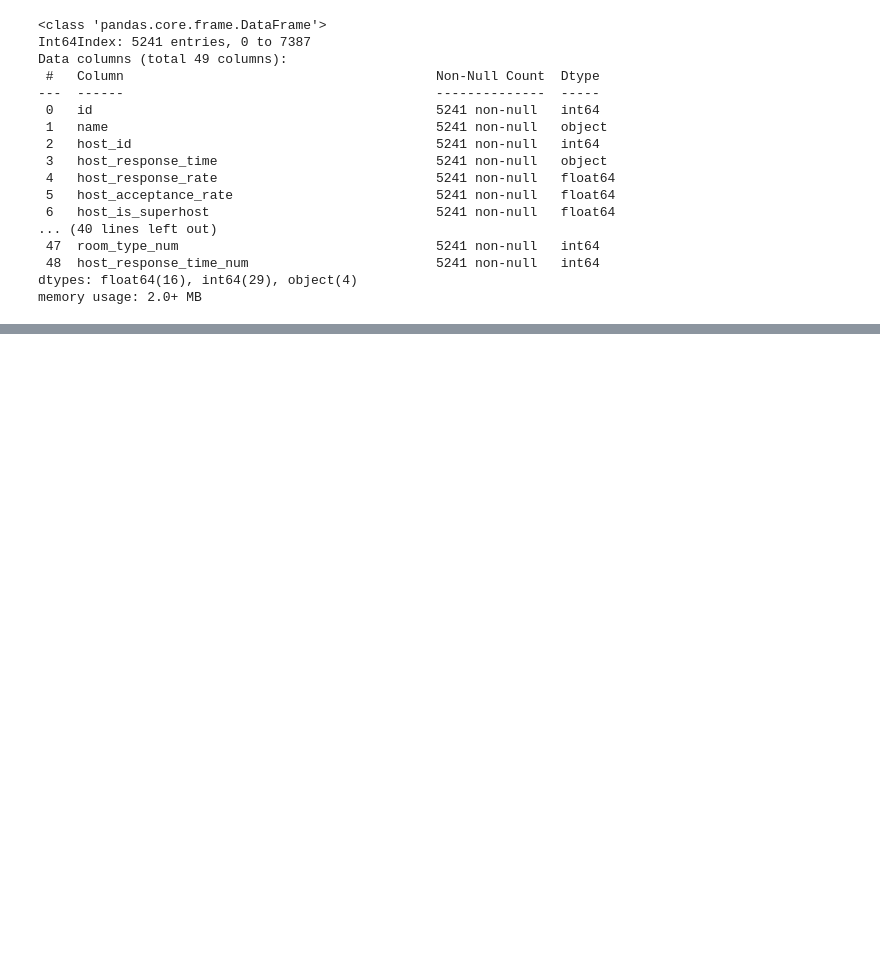
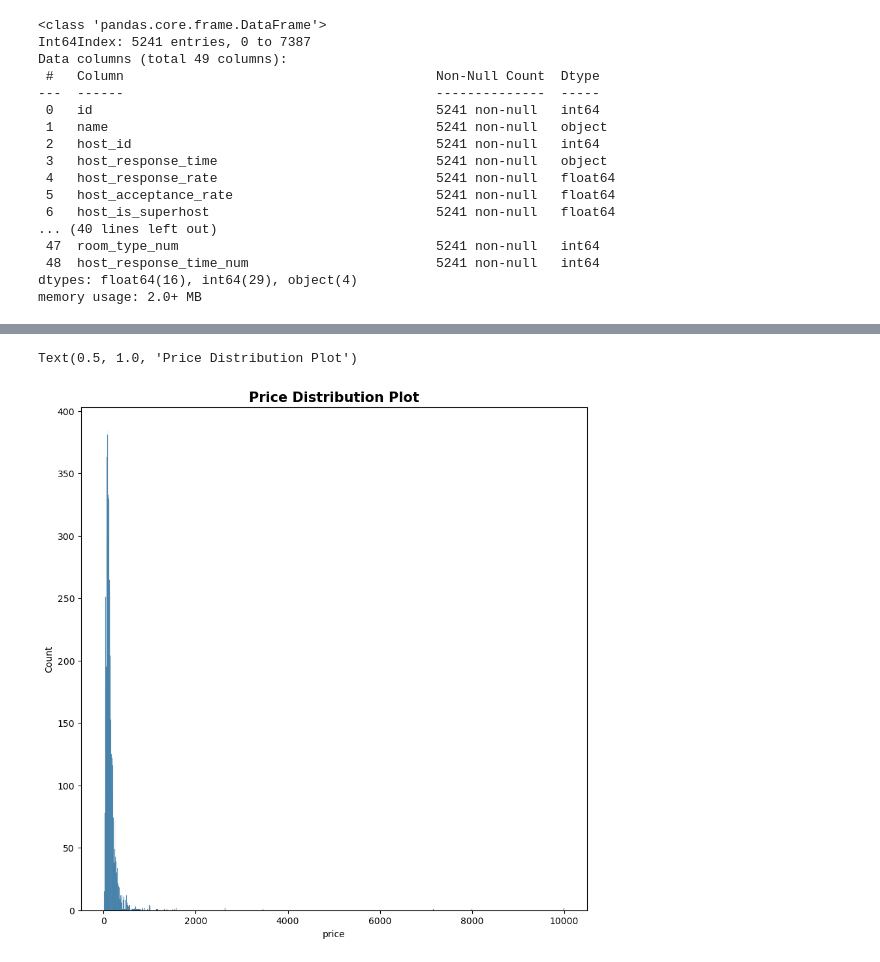
Before and after one commit to Arnesh997/FDS-Airbnb, a Jupyter notebook: abhay-3.ipynb, the cells around one changed output, grey strips where cells are left out. Saved outputs shown, nothing was run; the diff lists cells and outputs as text; code cells hidden in the pictures; blank space fills up the shorter version.

```diff
--- a/abhay-3.ipynb
+++ b/abhay-3.ipynb
@@ -152,0 +183,7 @@ memory usage: 2.0+ MB
+# %%
+plt.figure(figsize=(10,10))
+sns.histplot(quality_df['price'])
+plt.title("Price Distribution Plot",size=15, weight='bold')
+# %% [output]
+Text(0.5, 1.0, 'Price Distribution Plot')
+[figure, added]
```
Also changed, not shown: parts of 12 cells of this notebook, 1 other file.
